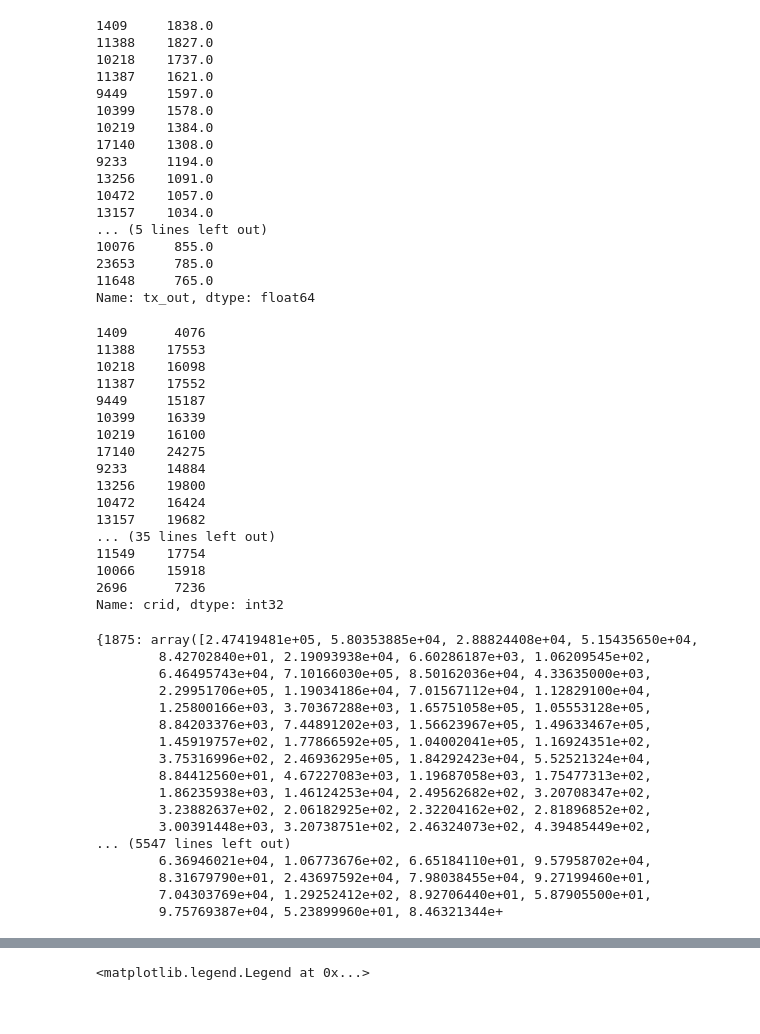
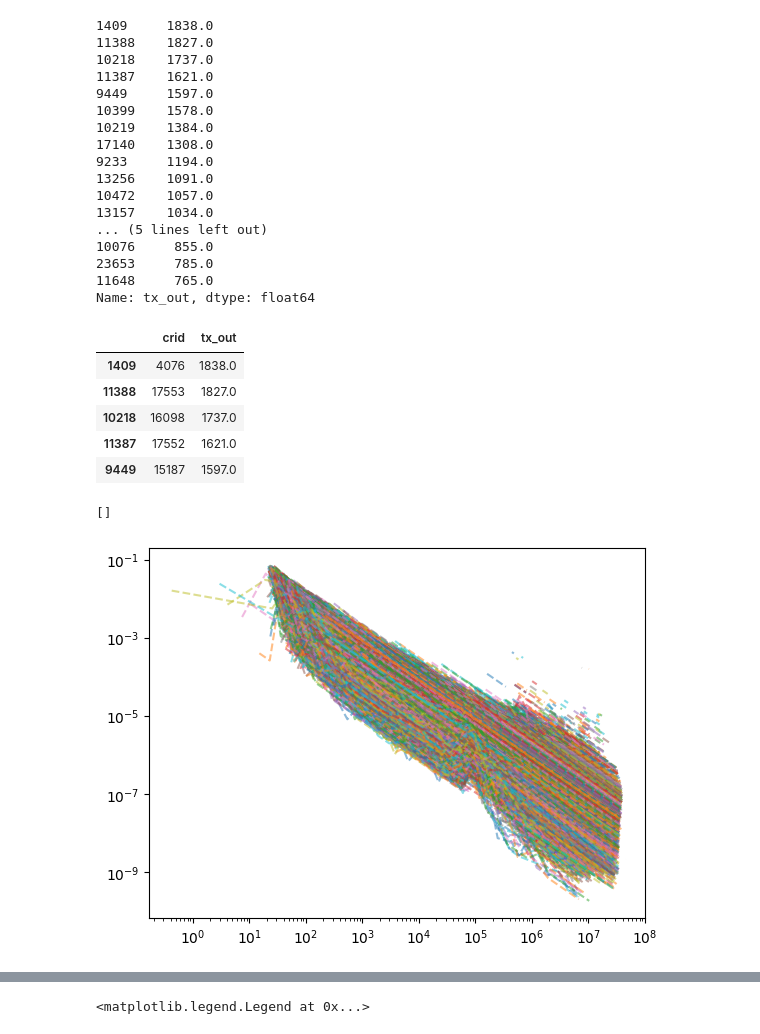
Before and after one commit to claudcelle/adtxns_paper, a Jupyter notebook: code/pickling-histograms.ipynb, the cells around one changed output, grey strips where cells are left out. Drawn from its saved outputs; the diff is of its cells as text; code cells hidden in the pictures.

```diff
--- a/code/pickling-histograms.ipynb
+++ b/code/pickling-histograms.ipynb
@@ -253,52 +258,33 @@ most_active_sarafu = sarafu['agents'].nlargest(50, columns = 'tx_out').crid
 # %%
-
-most_active_sarafu
+most_active_sarafu.head()
 # %% [output]
-1409      4076
-11388    17553
-10218    16098
-11387    17552
-9449     15187
-10399    16339
-10219    16100
-17140    24275
-9233     14884
-13256    19800
-10472    16424
-13157    19682
-... (35 lines left out)
-11549    17754
-10066    15918
-2696      7236
-Name: crid, dtype: int32
+|  | crid | tx_out |
+| 1409 | 4076 | 1838.0 |
+| 11388 | 17553 | 1827.0 |
+| 10218 | 16098 | 1737.0 |
+| 11387 | 17552 | 1621.0 |
+| 9449 | 15187 | 1597.0 |
 # %%
-df = sarafu['transactions'].loc[sarafu['transactions'].source.isin(most_active_sarafu)]
+# df = sarafu['transactions'].loc[sarafu['transactions'].source.isin(most_active_sarafu.crid)]
+df = sarafu['transactions']
+
 # df = sarafu.transactions
 time_from_start = (df.groupby('source').first().date-START)
 # print(time_from_start)
 iets={}
-for idx, group in df.groupby('source'):
+for idx, group in tqdm(df.groupby('source'),colour='green'):
+    # print(idx)
     # print(idx,group.date.diff().fillna(time_from_start.loc[idx]).dt.total_seconds().head(2))
     iets[idx] = (group.date.diff().fillna(time_from_start.loc[idx]).dt.total_seconds().values)
-
-
-
-pickle(iets
-# %% [output]
-{1875: array([2.47419481e+05, 5.80353885e+04, 2.88824408e+04, 5.15435650e+04,
-        8.42702840e+01, 2.19093938e+04, 6.60286187e+03, 1.06209545e+02,
-        6.46495743e+04, 7.10166030e+05, 8.50162036e+04, 4.33635000e+03,
-        2.29951706e+05, 1.19034186e+04, 7.01567112e+04, 1.12829100e+04,
-        1.25800166e+03, 3.70367288e+03, 1.65751058e+05, 1.05553128e+05,
-        8.84203376e+03, 7.44891202e+03, 1.56623967e+05, 1.49633467e+05,
-        1.45919757e+02, 1.77866592e+05, 1.04002041e+05, 1.16924351e+02,
-        3.75316996e+02, 2.46936295e+05, 1.84292423e+04, 5.52521324e+04,
-        8.84412560e+01, 4.67227083e+03, 1.19687058e+03, 1.75477313e+02,
-        1.86235938e+03, 1.46124253e+04, 2.49562682e+02, 3.20708347e+02,
-        3.23882637e+02, 2.06182925e+02, 2.32204162e+02, 2.81896852e+02,
-        3.00391448e+03, 3.20738751e+02, 2.46324073e+02, 4.39485449e+02,
-... (5547 lines left out)
-        6.36946021e+04, 1.06773676e+02, 6.65184110e+01, 9.57958702e+04,
-        8.31679790e+01, 2.43697592e+04, 7.98038455e+04, 9.27199460e+01,
-        7.04303769e+04, 1.29252412e+02, 8.92706440e+01, 5.87905500e+01,
-        9.75769387e+04, 5.23899960e+01, 8.46321344e+
+# %%
+hs = {}
+for k in iets:
+    h = histogram(iets[k])
+    plt.plot(h[0],h[1],ls='--',alpha=0.5)
+    hs[k] = h
+
+
+plt.loglog()
+# %% [output]
+[]
+[figure, added]
```
Also changed, not shown: parts of 6 cells of this notebook, 5 other files.
